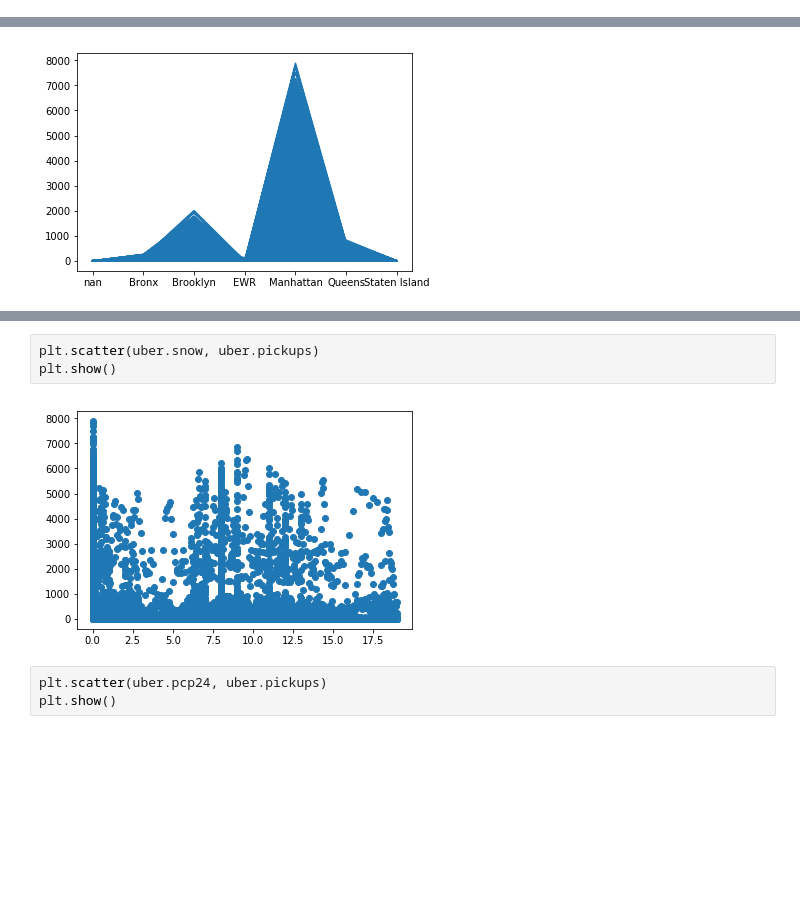
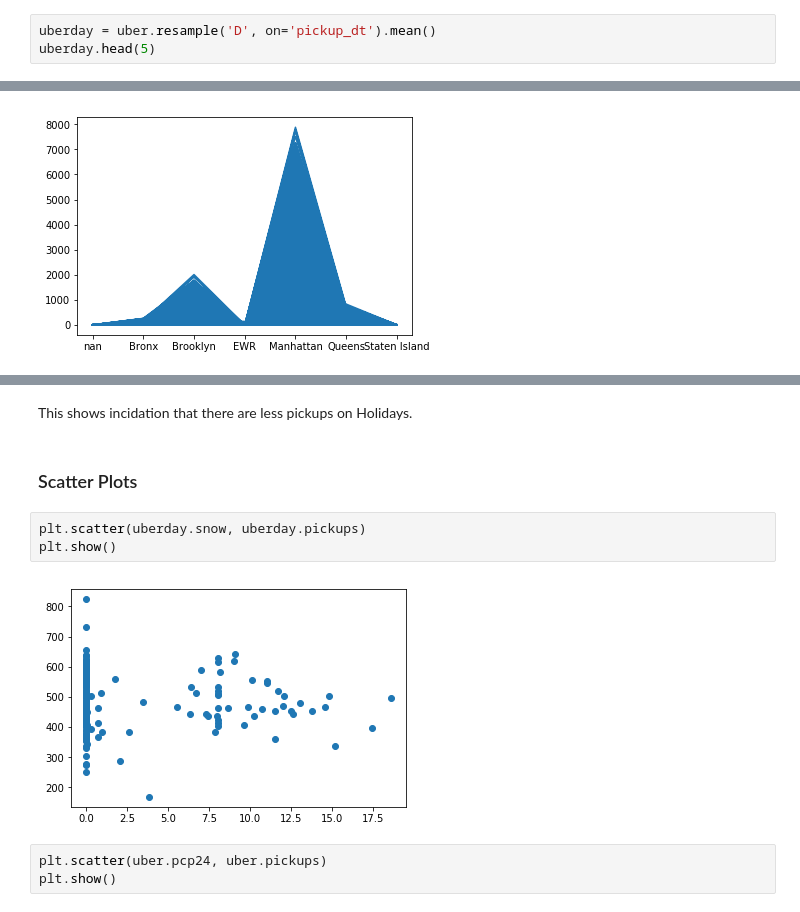
Before and after one commit to nephagra/STATS131_Final, a Jupyter notebook: final_report.ipynb, the cells around one changed output, grey strips where cells are left out. Cells and saved outputs as stored; diff of their text form; blank space fills up the shorter version.

```diff
--- a/final_report.ipynb
+++ b/final_report.ipynb
@@ -149,0 +141,3 @@ manhattan = uber[uber.borough == "Manhattan"]
+# %%
+uberday = uber.resample('D', on='pickup_dt').mean()
+uberday.head(5)
@@ -155,8 +293,12 @@ plt.show()
+# %% [markdown]
+This shows incidation that there are less pickups on Holidays.
+# %% [markdown]
+### Scatter Plots
 # %%
-plt.scatter(uber.snow, uber.pickups)
+plt.scatter(uberday.snow, uberday.pickups)
 plt.show()
 # %% [output]
-[figure, old version]
+[figure, new version]
 # %%
 plt.scatter(uber.pcp24, uber.pickups)
 plt.show()
```
Also changed, not shown: parts of 40 cells of this notebook.
